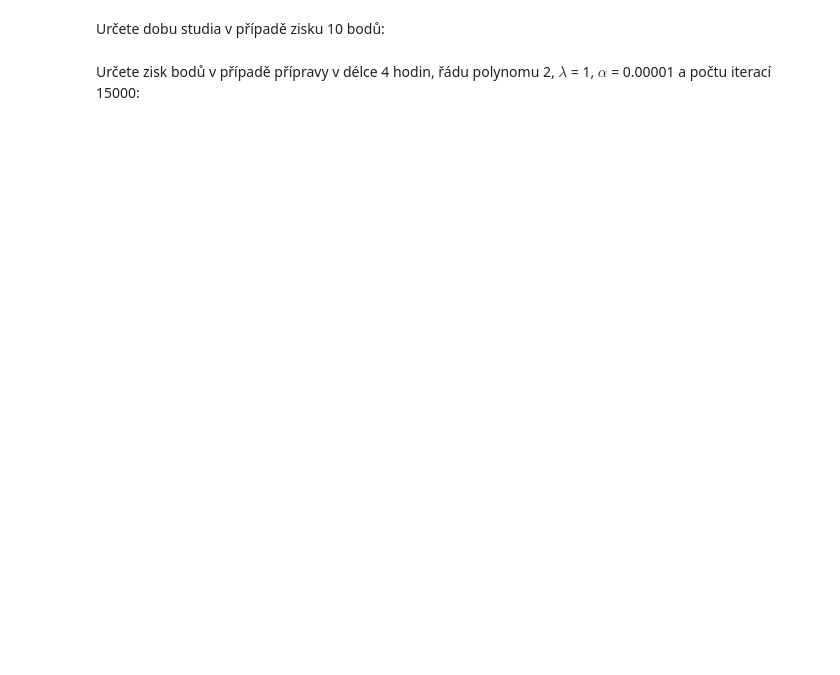
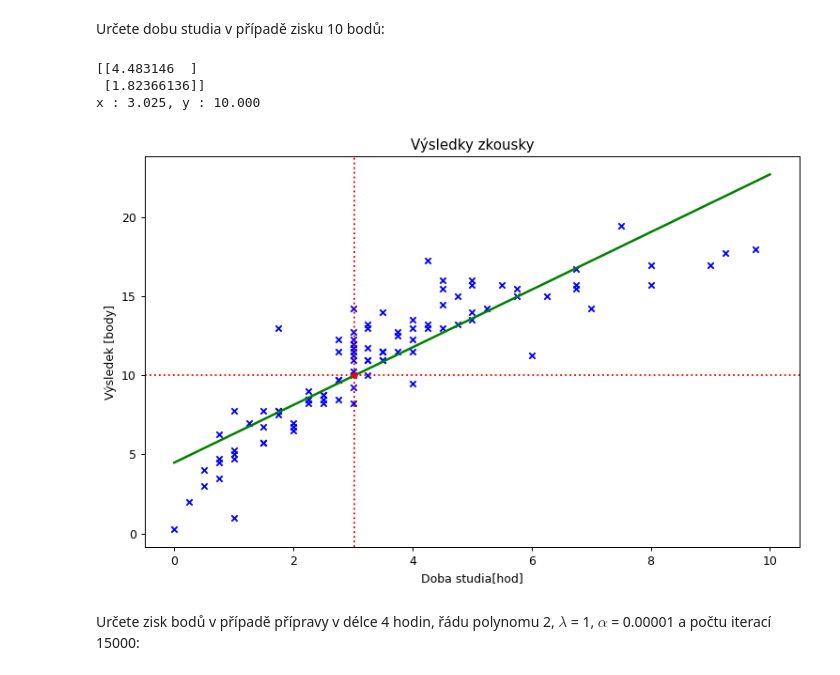
Before and after one commit to lilianluca/vsu2025, a Jupyter notebook: 03_LR_GD_ADAM.ipynb, the cells around one changed output. Cells and saved outputs as stored; diff of their text form; code cells hidden in the pictures; blank space fills up the shorter version.

```diff
--- a/03_LR_GD_ADAM.ipynb
+++ b/03_LR_GD_ADAM.ipynb
@@ -138,20 +165,25 @@ Určete dobu studia v případě zisku 10 bodů:
 # %%
 alpha = 0.001
 iterations = 100
 
 theta = computeThetaGD(x, y, alpha, iterations)
-#print(theta)
+print(theta)
 
 #################################################################
 # ZDE DOPLNIT
 #valueY a valueX musi byt cisla!
 
-valueY = ...
-valueX = ...
+valueY = 10.0
+valueX = (valueY - theta[0]) / theta[1]
 
 #################################################################
 
 usu.draw(x, y, "Výsledky zkousky", "Doba studia[hod]", "Výsledek [body]", theta, valueX, valueY)
+# %% [output]
+[[4.483146  ]
+ [1.82366136]]
+x : 3.025, y : 10.000
+[figure, added]
 # %% [markdown]
 Určete zisk bodů v případě přípravy v délce 4 hodin, řádu polynomu 2, $\lambda$ = 1, $\alpha$ =
 0.00001 a počtu iterací 15000:
```
Also changed, not shown: parts of 11 cells of this notebook.
